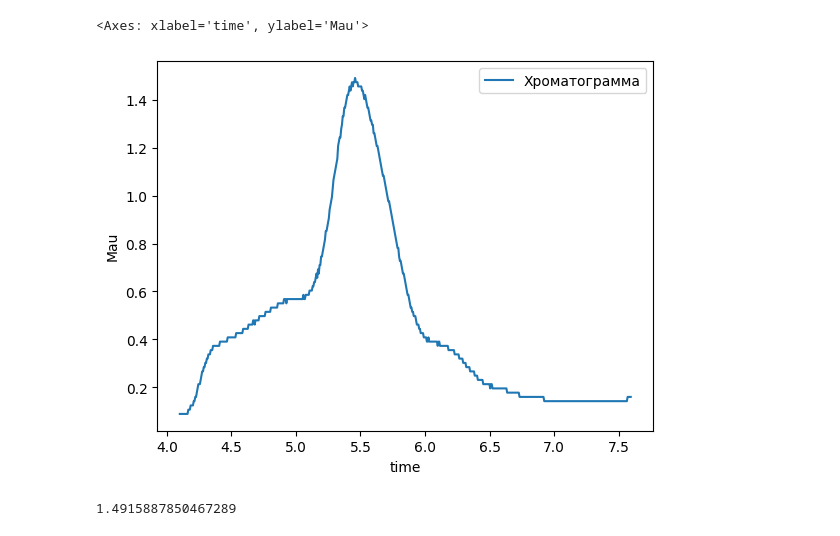
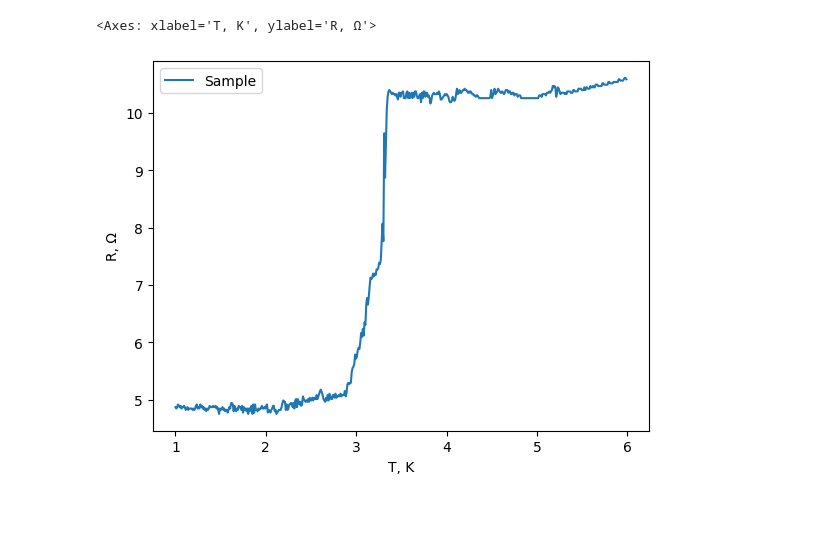
Before and after one commit to glebkuzn/curve_parser, a Jupyter notebook: graph_reader.ipynb, the cells around one changed output. Drawn from its saved outputs; the diff is of its cells as text; code cells hidden in the pictures.

```diff
--- a/graph_reader.ipynb
+++ b/graph_reader.ipynb
@@ -3,12 +3,12 @@ from src.utils import get_points
 import plotly.express as px
 import seaborn as sns
 # %%
-df=get_points('img/graph2.jpg',
-                          x_col_name="time",
-                          y_col_name="Mau",
-                           x_min_value=4.1,
-                           x_max_value=7.6,
-                           y_min_value=0.0,
-                           y_max_value=1.9
+df=get_points('img/2.png',
+                          x_col_name="T, K",
+                          y_col_name="R, Ω",
+                           x_min_value=1,
+                           x_max_value=6,
+                           y_min_value=0,
+                           y_max_value=12
                            )
 # %%
@@ -16,5 +19,5 @@ df.to_csv('./data/graph2.csv', sep=';', index=False)
 # %%
-sns.lineplot(df, x=df.columns[0], y=df.columns[1], label='Хроматограмма')
+sns.lineplot(df, x=df.columns[0], y=df.columns[1], label='Sample')
 # %% [output]
-<Axes: xlabel='time', ylabel='Mau'>
+<Axes: xlabel='T, K', ylabel='R, Ω'>
-[figure, old version]
+[figure, new version]
@@ -24,4 +23,0 @@ fig.show()
-# %%
-df['Mau'].max()
-# %% [output]
-1.4915887850467289
```
Also changed, not shown: parts of 3 cells of this notebook, 7 other files.
